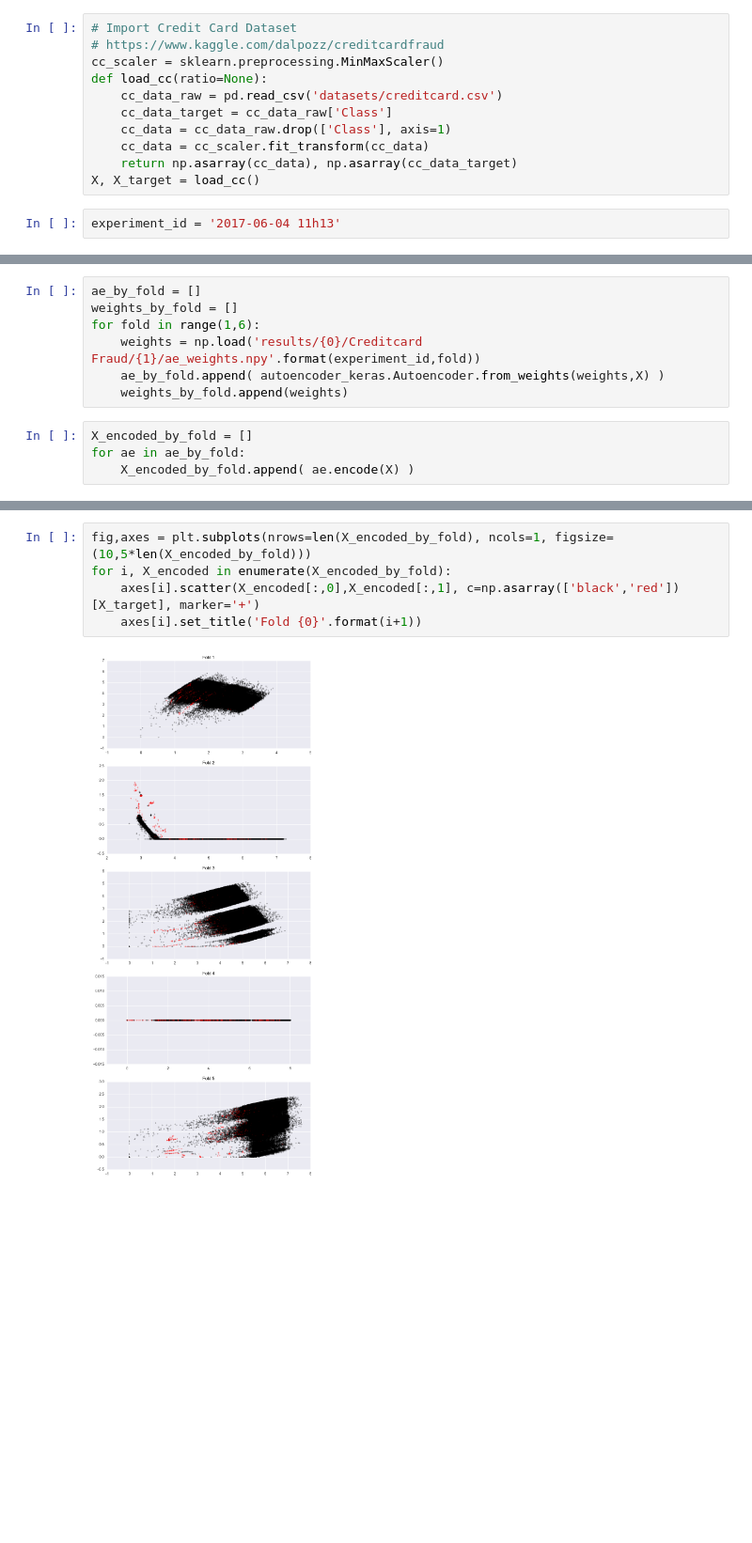
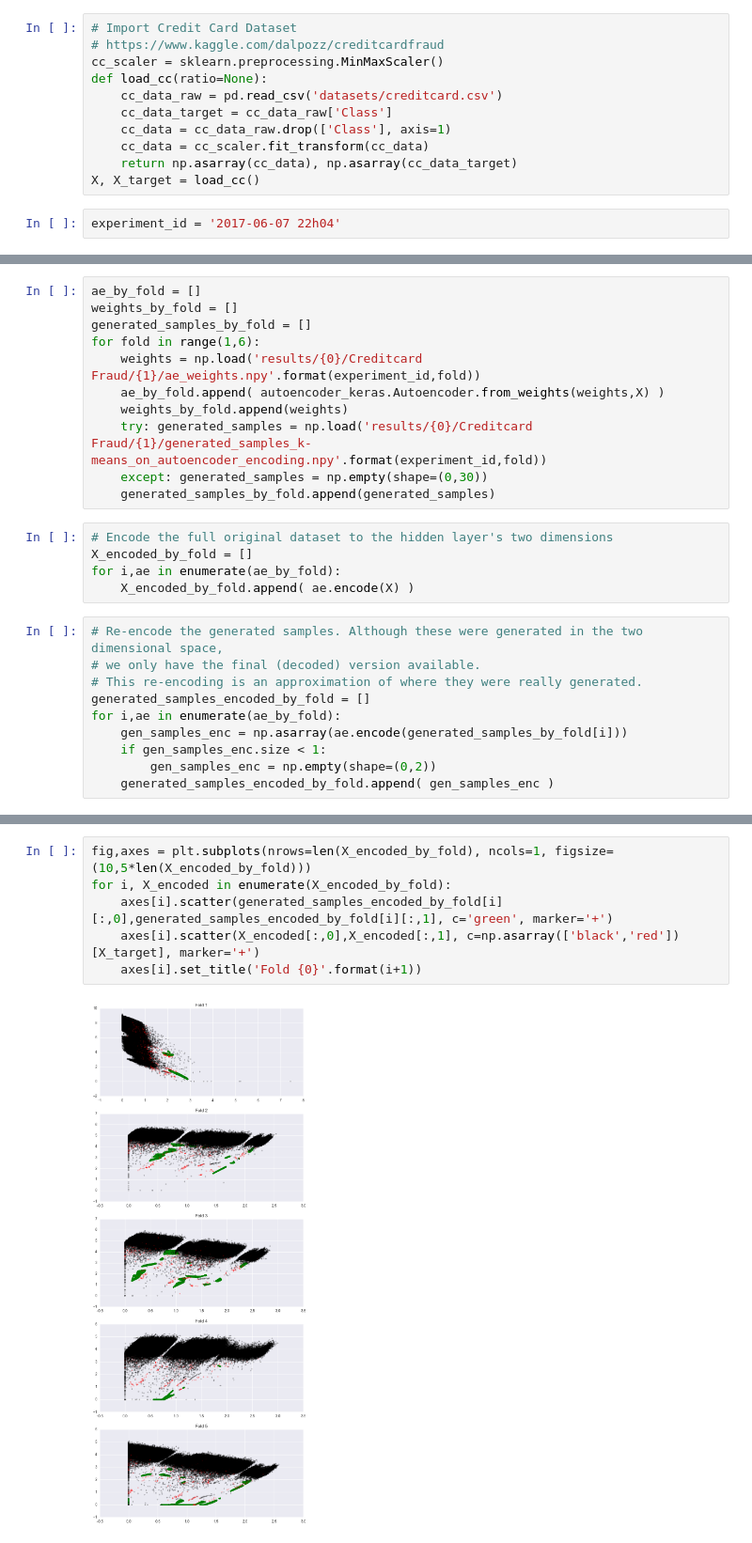
Before and after one commit to felix-last/autoencoder, a Jupyter notebook: Creditcard Fraud AE Compression.ipynb, the cells around one changed output, grey strips where cells are left out. Shown at 94% size. Saved outputs shown, nothing was run; the diff lists cells and outputs as text; blank space fills up the shorter version.

```diff
--- a/Creditcard Fraud AE Compression.ipynb
+++ b/Creditcard Fraud AE Compression.ipynb
@@ -38,7 +38,7 @@ def load_cc(ratio=None):
     return np.asarray(cc_data), np.asarray(cc_data_target)
 X, X_target = load_cc()
 # %%
-experiment_id = '2017-06-04 11h13'
+experiment_id = '2017-06-07 22h04'
 # %%
 res = pd.read_csv('results/{0}/results_detailed.csv'.format(experiment_id))
 res_filtered = res[res['Oversampling'] == 'K-Means on Autoencoder Encoding']
@@ -55,11 +57,26 @@ res_filtered[['Fold','ROC AUC Score','Balanced F-Measure','F1-Score Macro']].set
 # %%
 ae_by_fold = []
 weights_by_fold = []
+generated_samples_by_fold = []
 for fold in range(1,6):
     weights = np.load('results/{0}/Creditcard Fraud/{1}/ae_weights.npy'.format(experiment_id,fold))
     ae_by_fold.append( autoencoder_keras.Autoencoder.from_weights(weights,X) )
     weights_by_fold.append(weights)
+    try: generated_samples = np.load('results/{0}/Creditcard Fraud/{1}/generated_samples_k-means_on_autoencoder_encoding.npy'.format(experiment_id,fold))
+    except: generated_samples = np.empty(shape=(0,30))
+    generated_samples_by_fold.append(generated_samples)
 # %%
+# Encode the full original dataset to the hidden layer's two dimensions
 X_encoded_by_fold = []
-for ae in ae_by_fold:
+for i,ae in enumerate(ae_by_fold):
     X_encoded_by_fold.append( ae.encode(X) )
+# %%
+# Re-encode the generated samples. Although these were generated in the two dimensional space,
+# we only have the final (decoded) version available.
+# This re-encoding is an approximation of where they were really generated.
+generated_samples_encoded_by_fold = []
+for i,ae in enumerate(ae_by_fold):
+    gen_samples_enc = np.asarray(ae.encode(generated_samples_by_fold[i]))
+    if gen_samples_enc.size < 1:
+        gen_samples_enc = np.empty(shape=(0,2))
+    generated_samples_encoded_by_fold.append( gen_samples_enc )
@@ -66,7 +89,8 @@ for ae in ae_by_fold:
 # %%
 fig,axes = plt.subplots(nrows=len(X_encoded_by_fold), ncols=1, figsize=(10,5*len(X_encoded_by_fold)))
 for i, X_encoded in enumerate(X_encoded_by_fold):
+    axes[i].scatter(generated_samples_encoded_by_fold[i][:,0],generated_samples_encoded_by_fold[i][:,1], c='green', marker='+')
     axes[i].scatter(X_encoded[:,0],X_encoded[:,1], c=np.asarray(['black','red'])[X_target], marker='+')
     axes[i].set_title('Fold {0}'.format(i+1))
 # %% [output]
-[figure, old version]
+[figure, new version]
```
Also changed, not shown: parts of 4 cells of this notebook, 53 other files.
